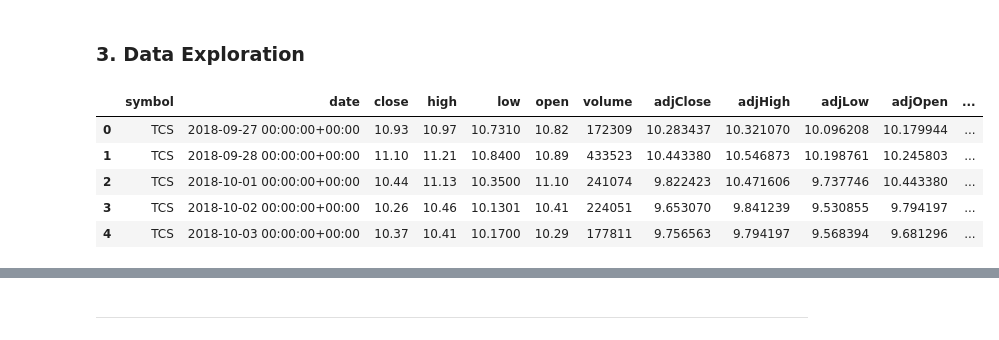
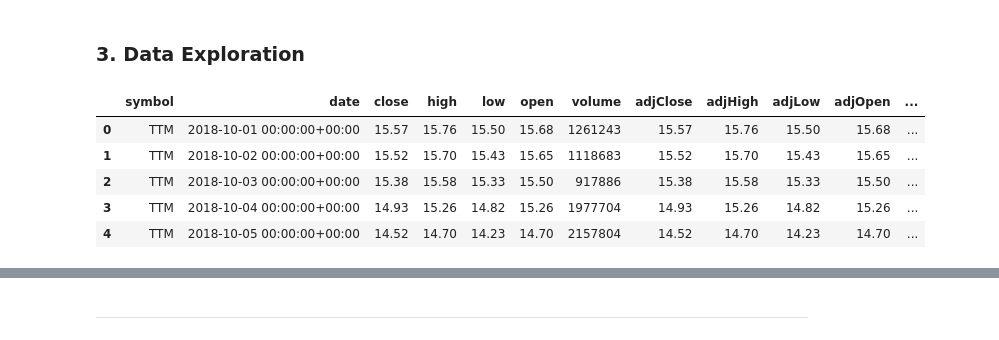
Before and after one commit to avishek-choudhary/Bharat-Intern, a Jupyter notebook: TASK 1- Stock Prediction using LSTM/Stock_Prediction_using_LSTM.ipynb, the cells around one changed output, grey strips where cells are left out. Cells and saved outputs as stored; diff of their text form; code cells hidden in the pictures.

```diff
--- a/TASK 1- Stock Prediction using LSTM/Stock_Prediction_using_LSTM.ipynb
+++ b/TASK 1- Stock Prediction using LSTM/Stock_Prediction_using_LSTM.ipynb
@@ -48,12 +49,12 @@ df.to_csv('TCS.csv')                                  #saving the data to CSV fi
 # %% [markdown]
 ### 3. Data Exploration <a id="3"></a>
 # %%
-df = pd.read_csv('TCS.csv')
+df = pd.read_csv('TTM.csv')
 df.head()
 # %% [output]
 |  | symbol | date | close | high | low | open | volume | adjClose | adjHigh | adjLow | adjOpen | ... |
-| 0 | TCS | 2018-09-27 00:00:00+00:00 | 10.93 | 10.97 | 10.7310 | 10.82 | 172309 | 10.283437 | 10.321070 | 10.096208 | 10.179944 | ... |
-| 1 | TCS | 2018-09-28 00:00:00+00:00 | 11.10 | 11.21 | 10.8400 | 10.89 | 433523 | 10.443380 | 10.546873 | 10.198761 | 10.245803 | ... |
-| 2 | TCS | 2018-10-01 00:00:00+00:00 | 10.44 | 11.13 | 10.3500 | 11.10 | 241074 | 9.822423 | 10.471606 | 9.737746 | 10.443380 | ... |
-| 3 | TCS | 2018-10-02 00:00:00+00:00 | 10.26 | 10.46 | 10.1301 | 10.41 | 224051 | 9.653070 | 9.841239 | 9.530855 | 9.794197 | ... |
-| 4 | TCS | 2018-10-03 00:00:00+00:00 | 10.37 | 10.41 | 10.1700 | 10.29 | 177811 | 9.756563 | 9.794197 | 9.568394 | 9.681296 | ... |
+| 0 | TTM | 2018-10-01 00:00:00+00:00 | 15.57 | 15.76 | 15.50 | 15.68 | 1261243 | 15.57 | 15.76 | 15.50 | 15.68 | ... |
+| 1 | TTM | 2018-10-02 00:00:00+00:00 | 15.52 | 15.70 | 15.43 | 15.65 | 1118683 | 15.52 | 15.70 | 15.43 | 15.65 | ... |
+| 2 | TTM | 2018-10-03 00:00:00+00:00 | 15.38 | 15.58 | 15.33 | 15.50 | 917886 | 15.38 | 15.58 | 15.33 | 15.50 | ... |
+| 3 | TTM | 2018-10-04 00:00:00+00:00 | 14.93 | 15.26 | 14.82 | 15.26 | 1977704 | 14.93 | 15.26 | 14.82 | 15.26 | ... |
+| 4 | TTM | 2018-10-05 00:00:00+00:00 | 14.52 | 14.70 | 14.23 | 14.70 | 2157804 | 14.52 | 14.70 | 14.23 | 14.70 | ... |
```
Also changed, not shown: parts of 28 cells of this notebook.
